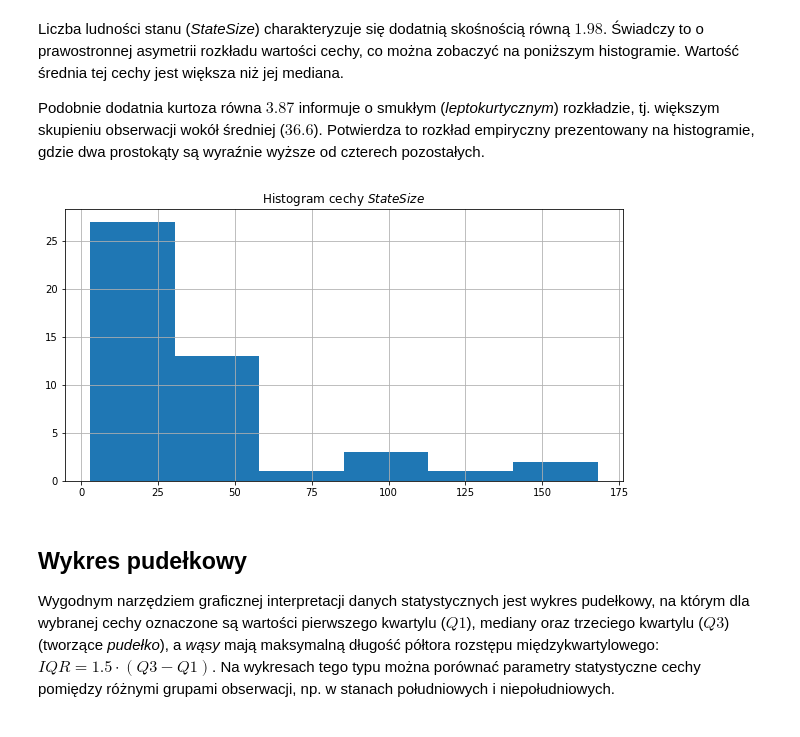
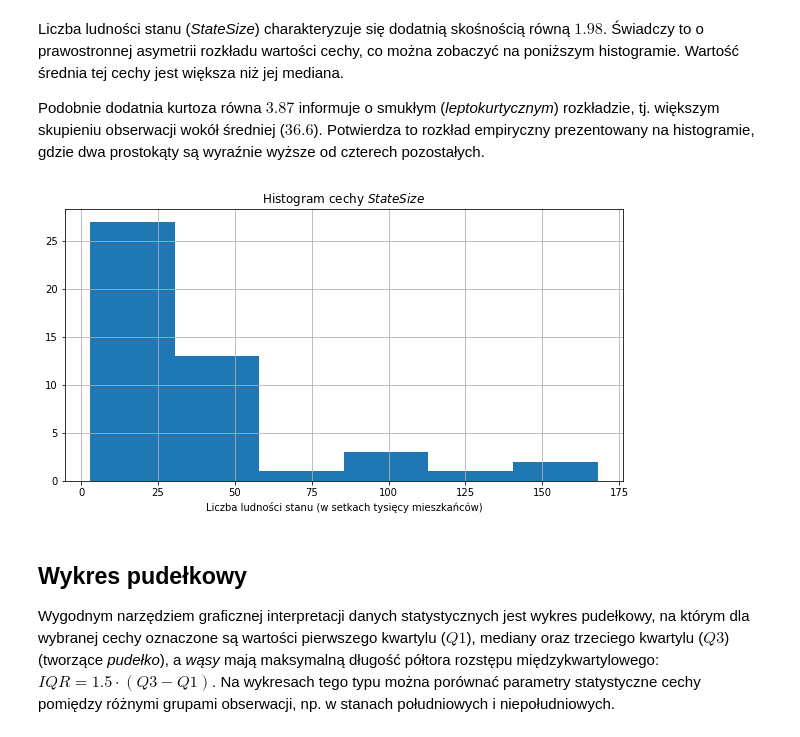
Before and after one commit to Daer7/SADM, a Jupyter notebook: SADM.ipynb, the cells around one changed output. Drawn from its saved outputs; the diff is of its cells as text; code cells hidden in the pictures.

Commit message:
Improve plots

```diff
--- a/SADM.ipynb
+++ b/SADM.ipynb
@@ -143,9 +145,10 @@ Podobnie dodatnia kurtoza równa $3.87$ informuje o smukłym (*leptokurtycznym*)
 # %%
 hist = df1.hist(column='StateSize', bins=6)
 plt.title("Histogram cechy $\it{StateSize}$")
+plt.xlabel("Liczba ludności stanu (w setkach tysięcy mieszkańców)")
 plt.show()
 # %% [output]
-[figure, old version]
+[figure, new version]
 # %% [markdown]
 ## Wykres pudełkowy
 
```
Also changed, not shown: parts of 5 cells of this notebook.
